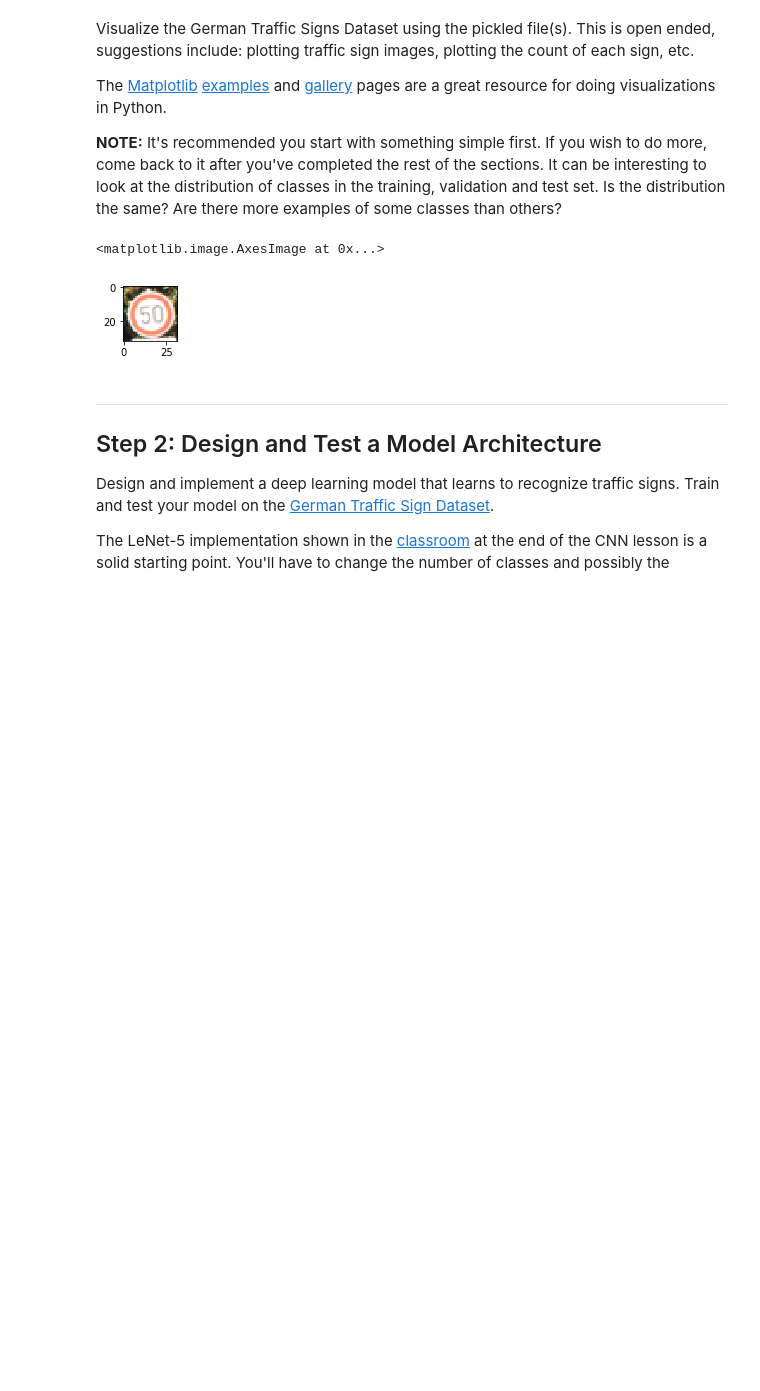
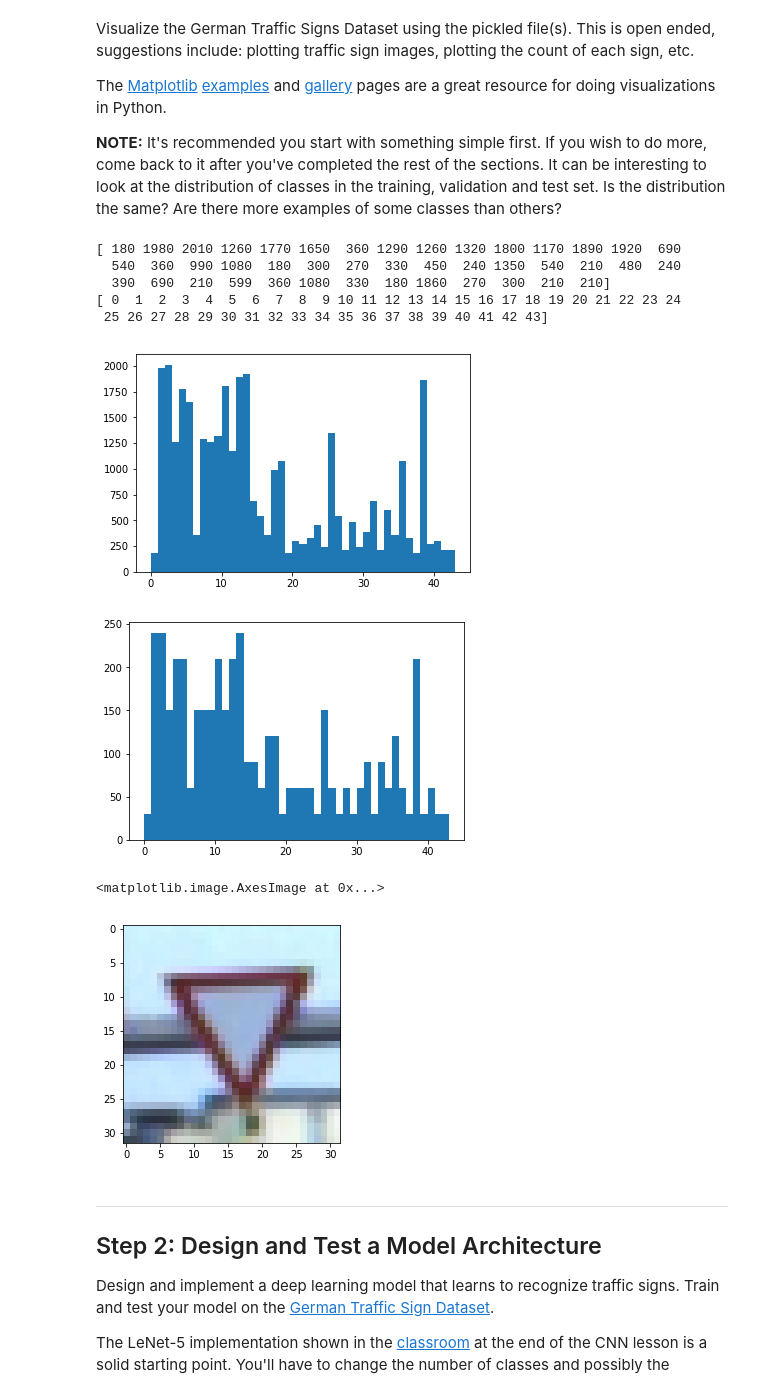
Before and after one commit to wildhemp/CarND-Traffic-Sign-Classifier-Project, a Jupyter notebook: Traffic_Sign_Classifier.ipynb, the cells around one changed output. Drawn from its saved outputs; the diff is of its cells as text; code cells hidden in the pictures; blank space fills up the shorter version.

```diff
--- a/Traffic_Sign_Classifier.ipynb
+++ b/Traffic_Sign_Classifier.ipynb
@@ -96,19 +96,38 @@ The [Matplotlib](http://matplotlib.org/) [examples](http://matplotlib.org/exampl
 # %%
 ### Data exploration visualization code goes here.
 ### Feel free to use as many code cells as needed.
 import random
 import matplotlib.pyplot as plt
 # Visualizations will be shown in the notebook.
 %matplotlib inline
 
-index = random.randint(0, len(X_train_orig))
-image = X_train_orig[index]
+histogram, bin_edges = np.histogram(y_train_orig, bins = range(n_classes + 1))
+print(histogram)
+print(bin_edges)
 
-plt.figure(figsize=(1, 1))
+plt.figure()
+plt.hist(y_train_orig, bins=range(n_classes + 1))
+plt.show()
+
+plt.figure()
+plt.hist(y_valid_orig, bins=range(n_classes + 1))
+plt.show()
+
+ex_index = random.randint(0, len(X_train_orig))
+image = X_train_orig[ex_index]
+
+plt.figure()
 plt.imshow(image)
 # %% [output]
-<matplotlib.image.AxesImage at 0x...>
+[ 180 1980 2010 1260 1770 1650  360 1290 1260 1320 1800 1170 1890 1920  690
+  540  360  990 1080  180  300  270  330  450  240 1350  540  210  480  240
+  390  690  210  599  360 1080  330  180 1860  270  300  210  210]
+[ 0  1  2  3  4  5  6  7  8  9 10 11 12 13 14 15 16 17 18 19 20 21 22 23 24
+ 25 26 27 28 29 30 31 32 33 34 35 36 37 38 39 40 41 42 43]
-[figure, old version]
+[figure, new version]
+[figure, added]
+<matplotlib.image.AxesImage at 0x...>
+[figure, added]
 # %% [markdown]
 ----
 
```
Also changed, not shown: parts of 13 cells of this notebook, 5 other files.
